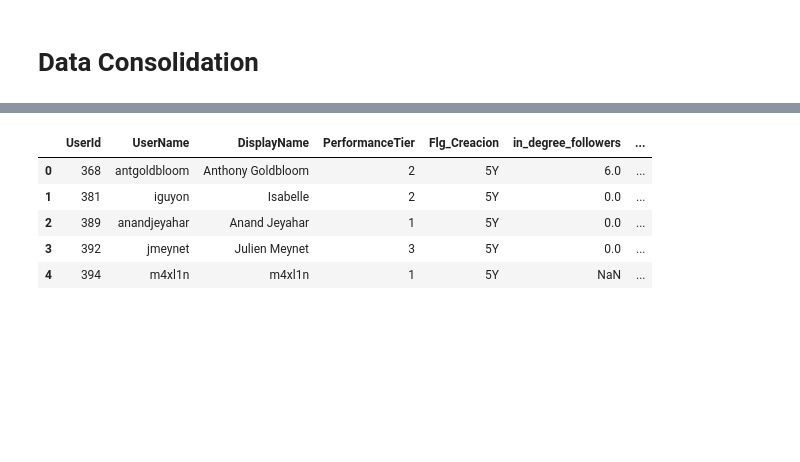
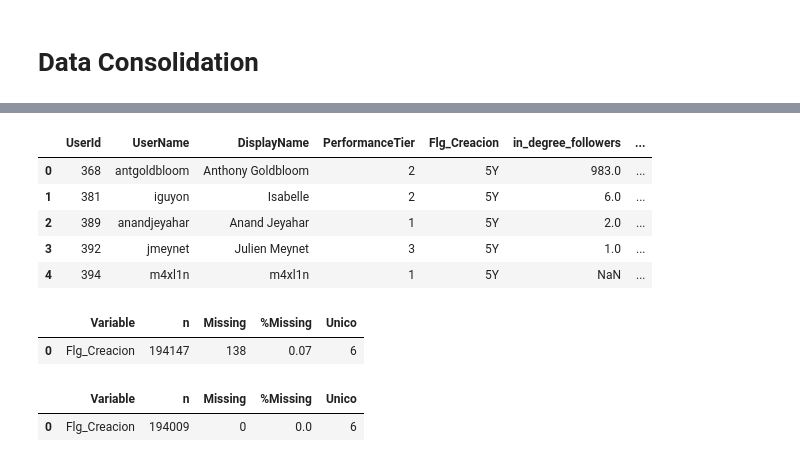
Before and after one commit to jsuasnabarh/kaggle-network-analysis, a Jupyter notebook: notebooks/05_UserDataframe.ipynb, the cells around one changed output, grey strips where cells are left out. Saved outputs shown, nothing was run; the diff lists cells and outputs as text; code cells hidden in the pictures; blank space fills up the shorter version.

```diff
--- a/notebooks/05_UserDataframe.ipynb
+++ b/notebooks/05_UserDataframe.ipynb
@@ -25,6 +26,7 @@ sns.set(rc={'figure.figsize':(11.7,8.27)})
 # Data Consolidation
 # %%
 df_net_metrics = pd.read_csv(r"../data/interim/UserNetworksMetrics.csv")
+df_net_metrics["UserId"] = df_net_metrics["UserId"].astype(str)
 df_net_metrics.head()
 # %% [output]
 |  | UserId | UserName | DisplayName | PerformanceTier | Flg_Creacion | in_degree_followers | ... |
@@ -35,5 +37,6 @@ df_net_metrics.head()
 | 4 | 394 | m4xl1n | m4xl1n | 1 | 5Y | NaN | ... |
 # %%
-df_user_att = pd.read_csv(r"../data/interim/UserAttributes.csv")
-df_user_att.head()
+df_user_achi = pd.read_csv(r"../data/interim/UserAchievements.csv")
+df_user_achi["UserId"] = df_user_achi["UserId"].astype(str)
+df_user_achi.head()
 # %% [output]
@@ -56,16 +49,28 @@ df_user_achi.head()
 # %%
-df_user_final = df_net_metrics.merge(df_user_att,how="left",on=["UserId"]).merge(df_user_achi,how="left",on=["UserId"])
+df_user_final = df_net_metrics.merge(df_user_achi,how="left",on=["UserId"])
 df_user_final.head()
 # %% [output]
 |  | UserId | UserName | DisplayName | PerformanceTier | Flg_Creacion | in_degree_followers | ... |
-| 0 | 368 | antgoldbloom | Anthony Goldbloom | 2 | 5Y | 6.0 | ... |
-| 1 | 381 | iguyon | Isabelle | 2 | 5Y | 0.0 | ... |
-| 2 | 389 | anandjeyahar | Anand Jeyahar | 1 | 5Y | 0.0 | ... |
-| 3 | 392 | jmeynet | Julien Meynet | 3 | 5Y | 0.0 | ... |
+| 0 | 368 | antgoldbloom | Anthony Goldbloom | 2 | 5Y | 983.0 | ... |
+| 1 | 381 | iguyon | Isabelle | 2 | 5Y | 6.0 | ... |
+| 2 | 389 | anandjeyahar | Anand Jeyahar | 1 | 5Y | 2.0 | ... |
+| 3 | 392 | jmeynet | Julien Meynet | 3 | 5Y | 1.0 | ... |
 | 4 | 394 | m4xl1n | m4xl1n | 1 | 5Y | NaN | ... |
 # %%
 cols = df_user_final.columns[3:].tolist()
 cols.remove('Flg_Creacion')
+# %%
+Validator.validar_categorico(df_user_final,['Flg_Creacion'])
+# %% [output]
+|  | Variable | n | Missing | %Missing | Unico |
+| 0 | Flg_Creacion | 194147 | 138 | 0.07 | 6 |
+# %%
+#Eliminamos los 7 registros que no tienen flag creacion
+df_user_final = df_user_final[~df_user_final['Flg_Creacion'].isnull()]
+Validator.validar_categorico(df_user_final,['Flg_Creacion'])
+# %% [output]
+|  | Variable | n | Missing | %Missing | Unico |
+| 0 | Flg_Creacion | 194009 | 0 | 0.0 | 6 |
 # %%
 Validator.validar_numerico(df_user_final,cols)
 # %% [output]
```
Also changed, not shown: parts of 26 cells of this notebook, 5 other files.
